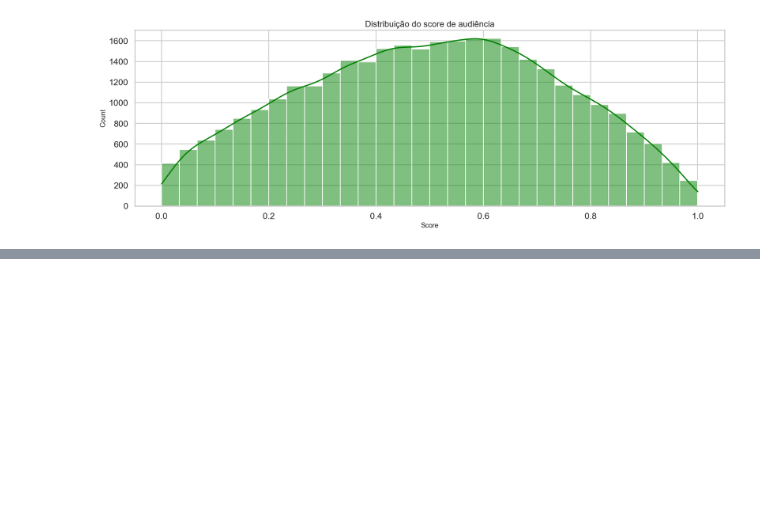
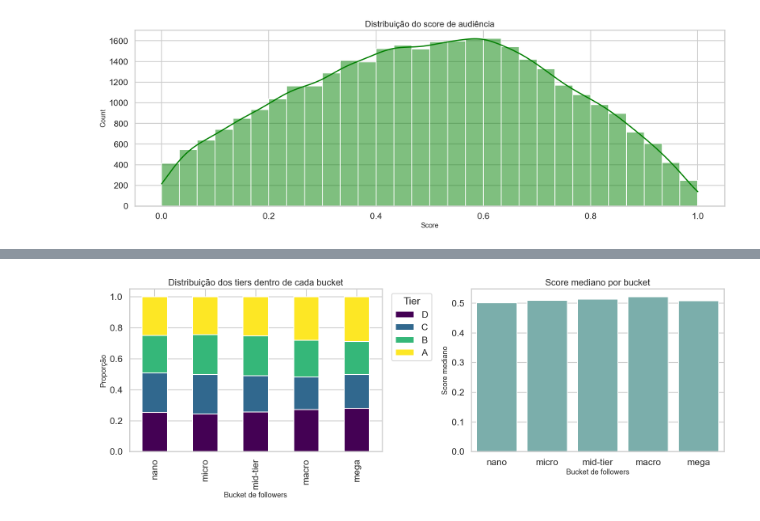
Before and after one commit to Davi-SC/influencers_kim, a Jupyter notebook: validacao_hipoteses.ipynb, the cells around one changed output, grey strips where cells are left out. Saved outputs shown, nothing was run; the diff lists cells and outputs as text; code cells hidden in the pictures; blank space fills up the shorter version.

```diff
--- a/validacao_hipoteses.ipynb
+++ b/validacao_hipoteses.ipynb
@@ -139,0 +280,3 @@ plt.show()
+# %%
+dist_bucket_tier = pd.crosstab(df_pd["bucket_followers"], df_pd["tier_audiencia"], normalize="index").reindex(index=ORDEM_BUCKET, columns=ORDEM_TIER)
+dist_bucket_tier
@@ -139,0 +291,27 @@ plt.show()
+# %%
+fig, axes = plt.subplots(1, 2, figsize=(16, 6))
+
+dist_bucket_tier.plot(kind="bar", stacked=True, ax=axes[0], colormap="viridis")
+axes[0].set_title("Distribuição dos tiers dentro de cada bucket")
+axes[0].set_xlabel("Bucket de followers")
+axes[0].set_ylabel("Proporção")
+axes[0].legend(title="Tier", bbox_to_anchor=(1.02, 1), loc="upper left")
+
+score_bucket = (
+    perfis_valid
+    .group_by("bucket_followers")
+    .agg(pl.col("score_audiencia").median().alias("score_mediano"))
+    .to_pandas()
+)
+score_bucket["bucket_followers"] = pd.Categorical(score_bucket["bucket_followers"], categories=ORDEM_BUCKET, ordered=True)
+score_bucket = score_bucket.sort_values("bucket_followers")
+
+sns.barplot(data=score_bucket, x="bucket_followers", y="score_mediano", ax=axes[1], color="#72B7B2")
+axes[1].set_title("Score mediano por bucket")
+axes[1].set_xlabel("Bucket de followers")
+axes[1].set_ylabel("Score mediano")
+
+plt.tight_layout()
+plt.show()
+# %% [output]
+[figure, added]
```
Also changed, not shown: parts of 14 cells of this notebook.
